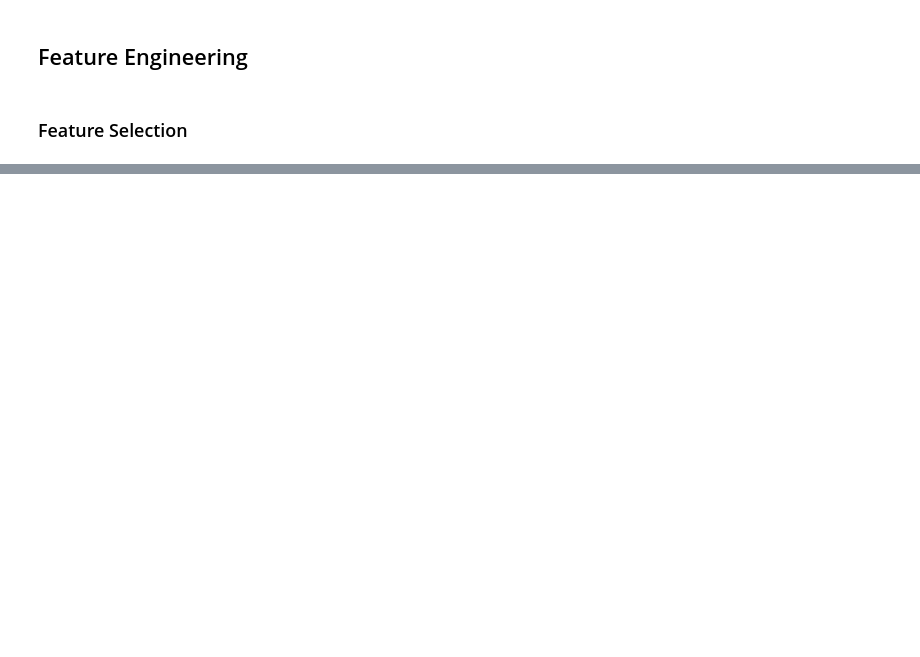
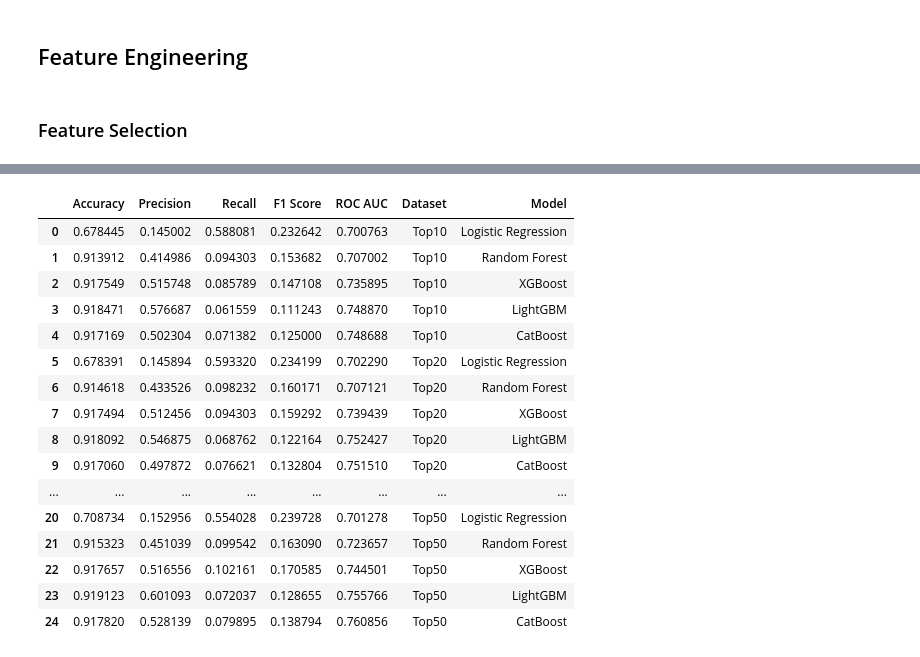
Before and after one commit to Omprasath26/Bad_Debt_Prediction, a Jupyter notebook: main.ipynb, the cells around one changed output, grey strips where cells are left out. Saved outputs shown, nothing was run; the diff lists cells and outputs as text; code cells hidden in the pictures; blank space fills up the shorter version.

Commit message:
Implemented model training, evaluation, comparison and imbalance handing

```diff
--- a/main.ipynb
+++ b/main.ipynb
@@ -1418,0 +1620,6 @@ feature_importance.head(10)
+# %%
+X_train = split_datasets["Top10"]["X_train"]
+X_test = split_datasets["Top10"]["X_test"]
+
+y_train = split_datasets["Top10"]["y_train"]
+y_test = split_datasets["Top10"]["y_test"]
@@ -1418,0 +1708,2 @@ feature_importance.head(10)
+# %%
+results = []
@@ -1418,0 +1739,30 @@ feature_importance.head(10)
+# %%
+for dataset_name, dataset in split_datasets.items():
+
+    print("\n" + "="*70)
+    print(f"Dataset : {dataset_name}")
+    print("="*70)
+
+    X_train = dataset["X_train"]
+    X_test = dataset["X_test"]
+    y_train = dataset["y_train"]
+    y_test = dataset["y_test"]
+
+    for model_name, model in models.items():
+
+        print(f"Training {model_name}...")
+
+        metrics = evaluate_model(
+            model,
+            X_train,
+            X_test,
+            y_train,
+            y_test
+        )
+
+        metrics["Dataset"] = dataset_name
+        metrics["Model"] = model_name
+
+        results.append(metrics)
+
+        print("Completed.")
@@ -1418,0 +1879,22 @@ feature_importance.head(10)
+# %%
+results_df = pd.DataFrame(results)
+
+results_df
+# %% [output]
+|  | Accuracy | Precision | Recall | F1 Score | ROC AUC | Dataset | Model |
+| 0 | 0.678445 | 0.145002 | 0.588081 | 0.232642 | 0.700763 | Top10 | Logistic Regression |
+| 1 | 0.913912 | 0.414986 | 0.094303 | 0.153682 | 0.707002 | Top10 | Random Forest |
+| 2 | 0.917549 | 0.515748 | 0.085789 | 0.147108 | 0.735895 | Top10 | XGBoost |
+| 3 | 0.918471 | 0.576687 | 0.061559 | 0.111243 | 0.748870 | Top10 | LightGBM |
+| 4 | 0.917169 | 0.502304 | 0.071382 | 0.125000 | 0.748688 | Top10 | CatBoost |
+| 5 | 0.678391 | 0.145894 | 0.593320 | 0.234199 | 0.702290 | Top20 | Logistic Regression |
+| 6 | 0.914618 | 0.433526 | 0.098232 | 0.160171 | 0.707121 | Top20 | Random Forest |
+| 7 | 0.917494 | 0.512456 | 0.094303 | 0.159292 | 0.739439 | Top20 | XGBoost |
+| 8 | 0.918092 | 0.546875 | 0.068762 | 0.122164 | 0.752427 | Top20 | LightGBM |
+| 9 | 0.917060 | 0.497872 | 0.076621 | 0.132804 | 0.751510 | Top20 | CatBoost |
+| ... | ... | ... | ... | ... | ... | ... | ... |
+| 20 | 0.708734 | 0.152956 | 0.554028 | 0.239728 | 0.701278 | Top50 | Logistic Regression |
+| 21 | 0.915323 | 0.451039 | 0.099542 | 0.163090 | 0.723657 | Top50 | Random Forest |
+| 22 | 0.917657 | 0.516556 | 0.102161 | 0.170585 | 0.744501 | Top50 | XGBoost |
+| 23 | 0.919123 | 0.601093 | 0.072037 | 0.128655 | 0.755766 | Top50 | LightGBM |
+| 24 | 0.917820 | 0.528139 | 0.079895 | 0.138794 | 0.760856 | Top50 | CatBoost |
```
Also changed, not shown: parts of 37 cells of this notebook, 2 other files.
